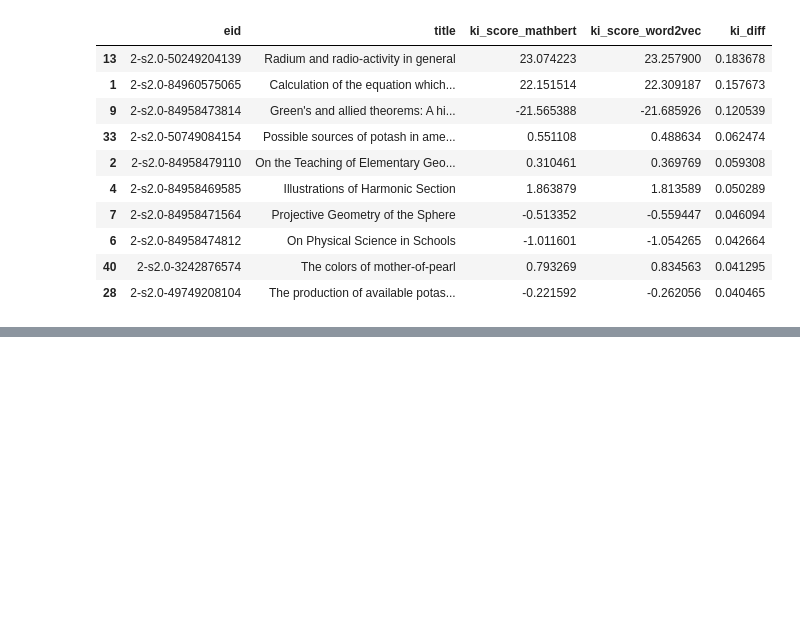
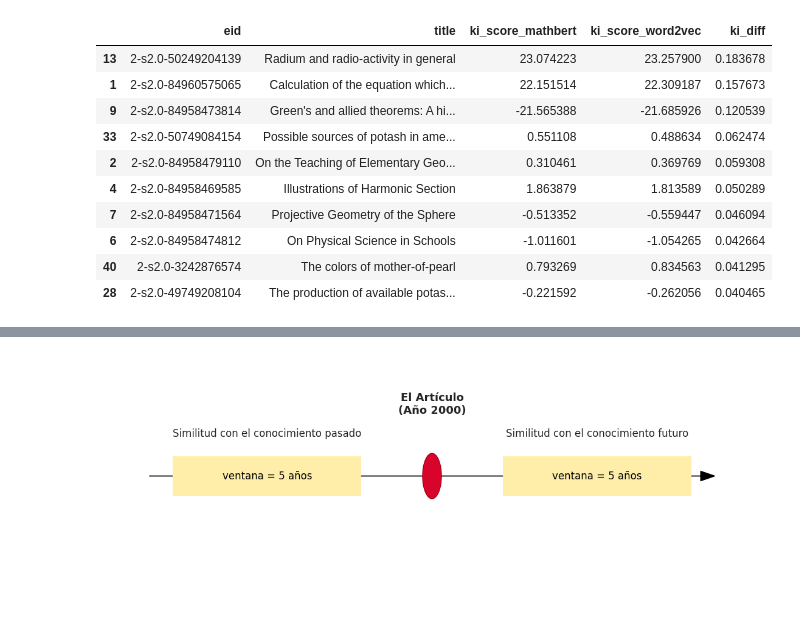
Before and after one commit to jorgegomez82/TFM_Cienciometria, a Jupyter notebook: scripts/embeddings/06_visualizar_disrupción_word2vec_mathbert.ipynb, the cells around one changed output, grey strips where cells are left out. Cells and saved outputs as stored; diff of their text form; code cells hidden in the pictures; blank space fills up the shorter version.

```diff
--- a/scripts/embeddings/06_visualizar_disrupción_word2vec_mathbert.ipynb
+++ b/scripts/embeddings/06_visualizar_disrupción_word2vec_mathbert.ipynb
@@ -333,0 +377,41 @@ Artículos con Mayor Discrepancia entre MathBERT y Word2Vec:
+# %%
+# --- 1. Configuración del Gráfico ---
+fig, ax = plt.subplots(figsize=(14, 5))
+
+# --- 2. Dibujar la Línea de Tiempo (Flecha) ---
+ax.arrow(-6, 0, 12, 0, head_width=0.15, head_length=0.3, fc='black', ec='black', length_includes_head=True)
+
+# --- 3. Dibujar los Rectángulos de Conocimiento ---
+rect_pasado = patches.Rectangle((-5.5, -0.3), 4, 0.6, linewidth=0, facecolor='#FFEEAA')
+ax.add_patch(rect_pasado)
+
+rect_futuro = patches.Rectangle((1.5, -0.3), 4, 0.6, linewidth=0, facecolor='#FFEEAA')
+ax.add_patch(rect_futuro)
+
+# --- 4. Añadir el Punto Focal (El Artículo) ---
+focal_point = patches.Ellipse((0, 0), 0.4, 0.7, facecolor='#d90429', ec='#a4001c')
+ax.add_patch(focal_point)
+
+# --- 5. Añadir todo el Texto ---
+ax.text(0, 1.1, 'El Artículo\n(Año 2000)', ha='center', va='center', fontsize=13, fontweight='bold')
+
+ax.text(-3.5, 0.65, 'Similitud con el conocimiento pasado', ha='center', va='center', fontsize=12)
+ax.text(3.5, 0.65, 'Similitud con el conocimiento futuro', ha='center', va='center', fontsize=12)
+
+# --- NUEVO: Texto dentro de los rectángulos ---
+ax.text(-3.5, 0, 'ventana = 5 años', ha='center', va='center', fontsize=12, color='black')
+ax.text(3.5, 0, 'ventana = 5 años', ha='center', va='center', fontsize=12, color='black')
+
+# --- 6. Limpieza y Ajustes Finales ---
+ax.set_xlim(-7, 7)
+ax.set_ylim(-1.8, 1.8)
+ax.axis('off')
+
+# --- 7. Guardar la Imagen en Alta Resolución ---
+ruta_guardado_presentacion = os.path.join(TMP_IMG, '08_Indice_KI.png')
+plt.savefig(ruta_guardado_presentacion, dpi=300, bbox_inches='tight')
+
+# --- 8. Mostrar la Imagen ---
+plt.show()
+# %% [output]
+[figure, added]
```
Also changed, not shown: parts of 4 cells of this notebook, 5 other files.
